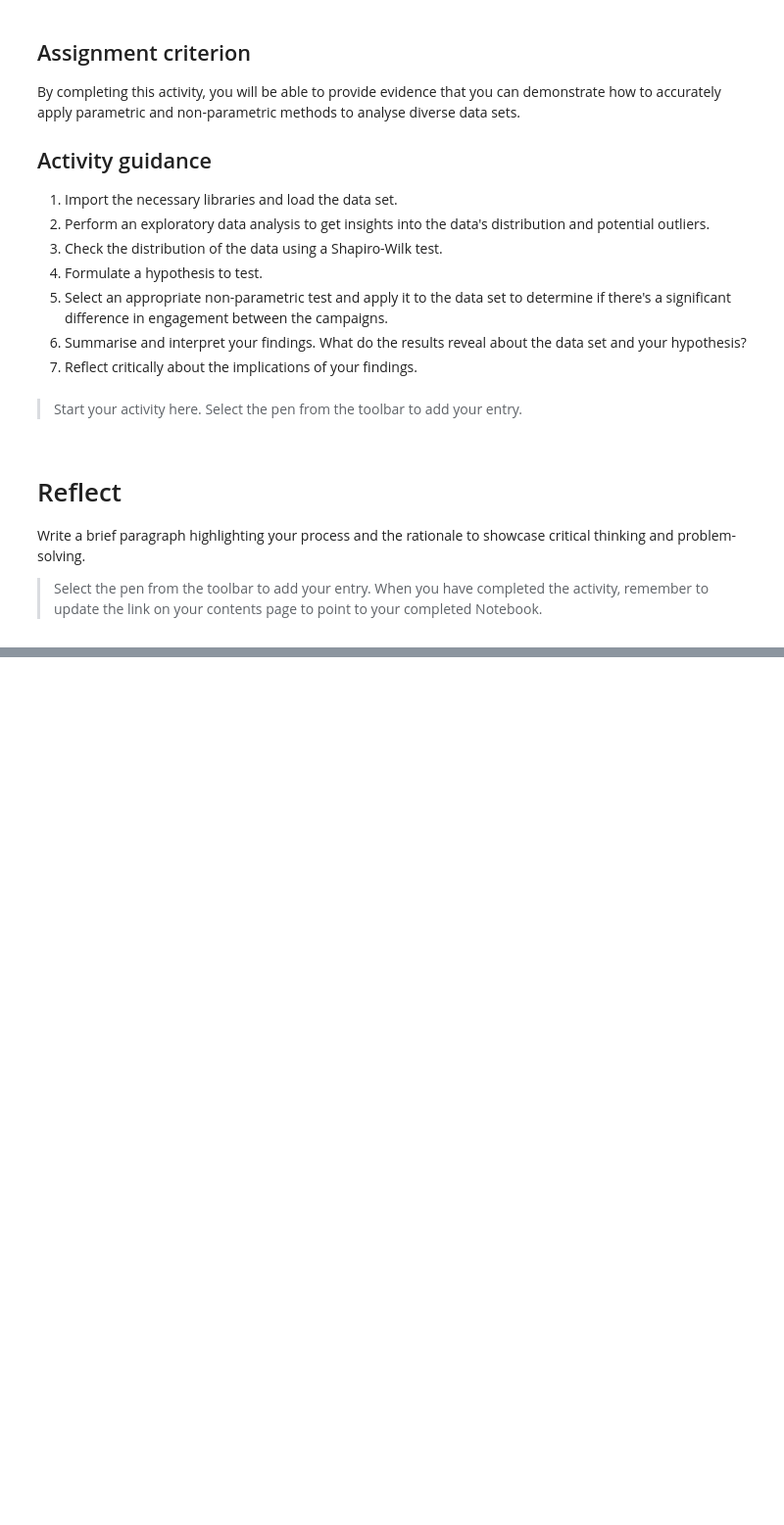
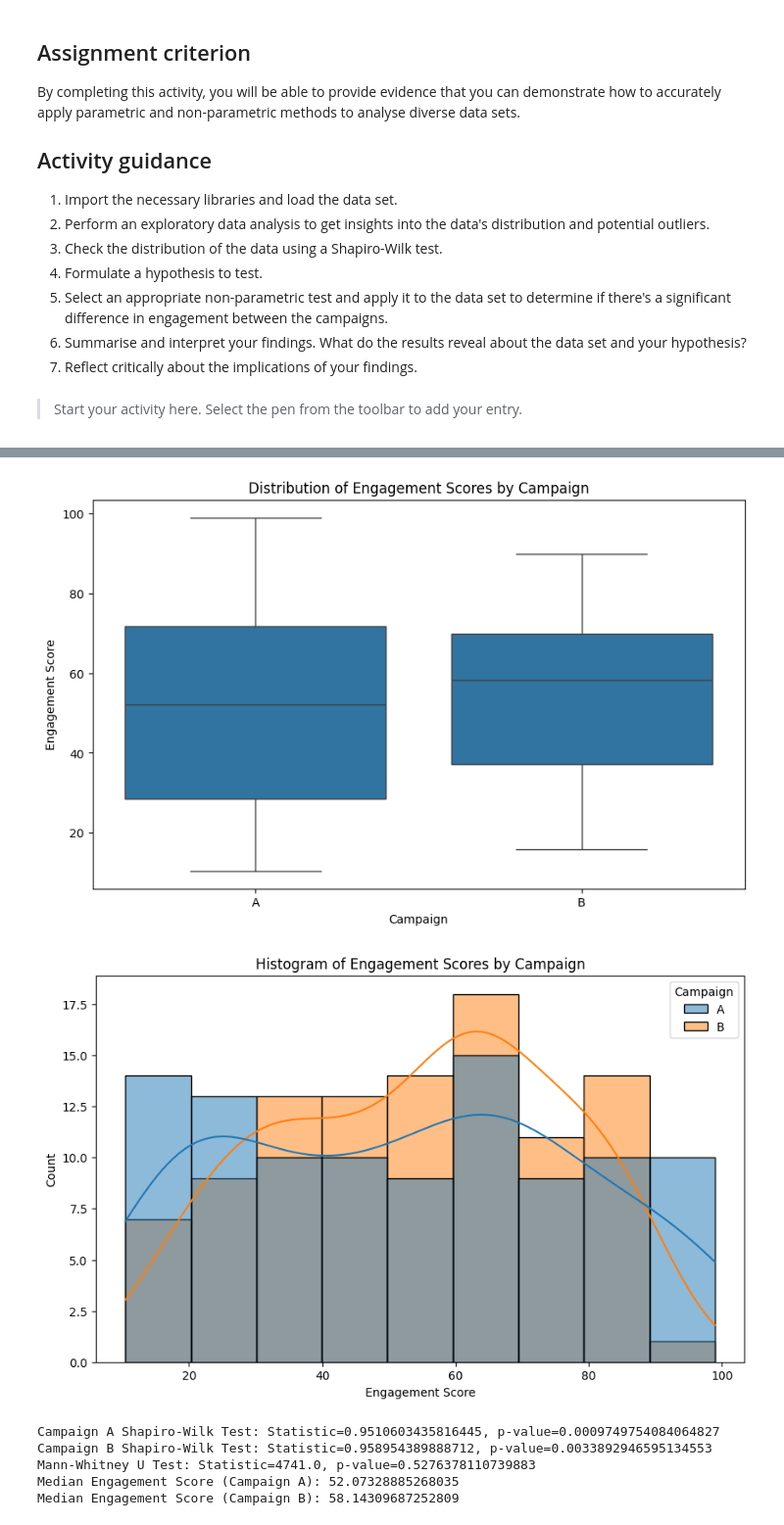
Before and after one commit to ebolofis/Data-Science-Machine-Learning, a Jupyter notebook: CAM_DS_C101_Activity_3_2_4.ipynb, the cells around one changed output, grey strips where cells are left out. Shown: that part at 98% size. Drawn from its saved outputs; the diff is of its cells as text; code cells hidden in the pictures; blank space fills up the shorter version.

Commit message:
Activity: Applying non-parametric tests to a data set

```diff
--- a/CAM_DS_C101_Activity_3_2_4.ipynb
+++ b/CAM_DS_C101_Activity_3_2_4.ipynb
@@ -40,6 +29,64 @@ data.head()
-# %% [markdown]
-# Reflect
-
-Write a brief paragraph highlighting your process and the rationale to showcase critical thinking and problem-solving.
-
-> Select the pen from the toolbar to add your entry. When you have completed the activity, remember to update the link on your contents page to point to your completed Notebook.
+# %%
+# Import the necessary libraries.
+import pandas as pd
+import numpy as np
+import matplotlib.pyplot as plt
+import seaborn as sns
+from scipy.stats import mannwhitneyu, shapiro
+
+# Load the dataset.
+data = pd.read_csv('https://raw.githubusercontent.com/fourthrevlxd/cam_dsb/main/marketing_campaign_data.csv')
+data.head()
+
+
+# Basic information about the dataset
+print(data.info())
+
+# Summary statistics
+print(data.describe())
+
+# Check for missing values
+print(data.isnull().sum())
+
+# Distribution of Engagement Scores for each Campaign
+plt.figure(figsize=(10, 6))
+sns.boxplot(x='Campaign', y='Engagement Score', data=data)
+plt.title('Distribution of Engagement Scores by Campaign')
+plt.show()
+
+plt.figure(figsize=(10, 6))
+sns.histplot(data=data, x='Engagement Score', hue='Campaign', kde=True)
+plt.title('Histogram of Engagement Scores by Campaign')
+plt.show()
+
+# Separate engagement scores for each campaign
+campaign_a = data[data['Campaign'] == 'A']['Engagement Score']
+campaign_b = data[data['Campaign'] == 'B']['Engagement Score']
+
+# Shapiro-Wilk test for Campaign A
+stat_a, p_a = shapiro(campaign_a)
+print(f"Campaign A Shapiro-Wilk Test: Statistic={stat_a}, p-value={p_a}")
+
+# Shapiro-Wilk test for Campaign B
+stat_b, p_b = shapiro(campaign_b)
+print(f"Campaign B Shapiro-Wilk Test: Statistic={stat_b}, p-value={p_b}")
+
+#Interpretation of Shapiro-Wilk Test:
+
+#If the p-value is less than 0.05, we reject the null hypothesis that the data is normally distributed.
+#If the p-value is greater than 0.05, we fail to reject the null hypothesis1 (i.e., we assume the data is normally distributed).
+# Mann-Whitney U test
+stat, p = mannwhitneyu(campaign_a, campaign_b)
+print(f"Mann-Whitney U Test: Statistic={stat}, p-value={p}")
+
+
+#Null Hypothesis (H0): There is no significant difference in engagement scores between Campaign A and Campaign B.
+#Alternative Hypothesis (H1): There is a significant difference in engagement scores between Campaign A and Campaign B.
+# Select and Apply Non-Parametric Test (Mann-Whitney U Test)
+#Since we are comparing two independent groups and, based on the Shapiro-Wilk test,
+#our data may not be normally distributed, we will use the Mann-Whitney U test.
+
+
+print(f"Median Engagement Score (Campaign A): {campaign_a.median()}")
+print(f"Median Engagement Score (Campaign B): {campaign_b.median()}")
+# %% [output]
@@ -45,0 +110,7 @@ Write a brief paragraph highlighting your process and the rationale to showcase
+[figure, added]
+[figure, added]
+Campaign A Shapiro-Wilk Test: Statistic=0.9510603435816445, p-value=0.0009749754084064827
+Campaign B Shapiro-Wilk Test: Statistic=0.958954389888712, p-value=0.0033892946595134553
+Mann-Whitney U Test: Statistic=4741.0, p-value=0.5276378110739883
+Median Engagement Score (Campaign A): 52.07328885268035
+Median Engagement Score (Campaign B): 58.14309687252809
```
Also changed, not shown: parts of 4 cells of this notebook.
